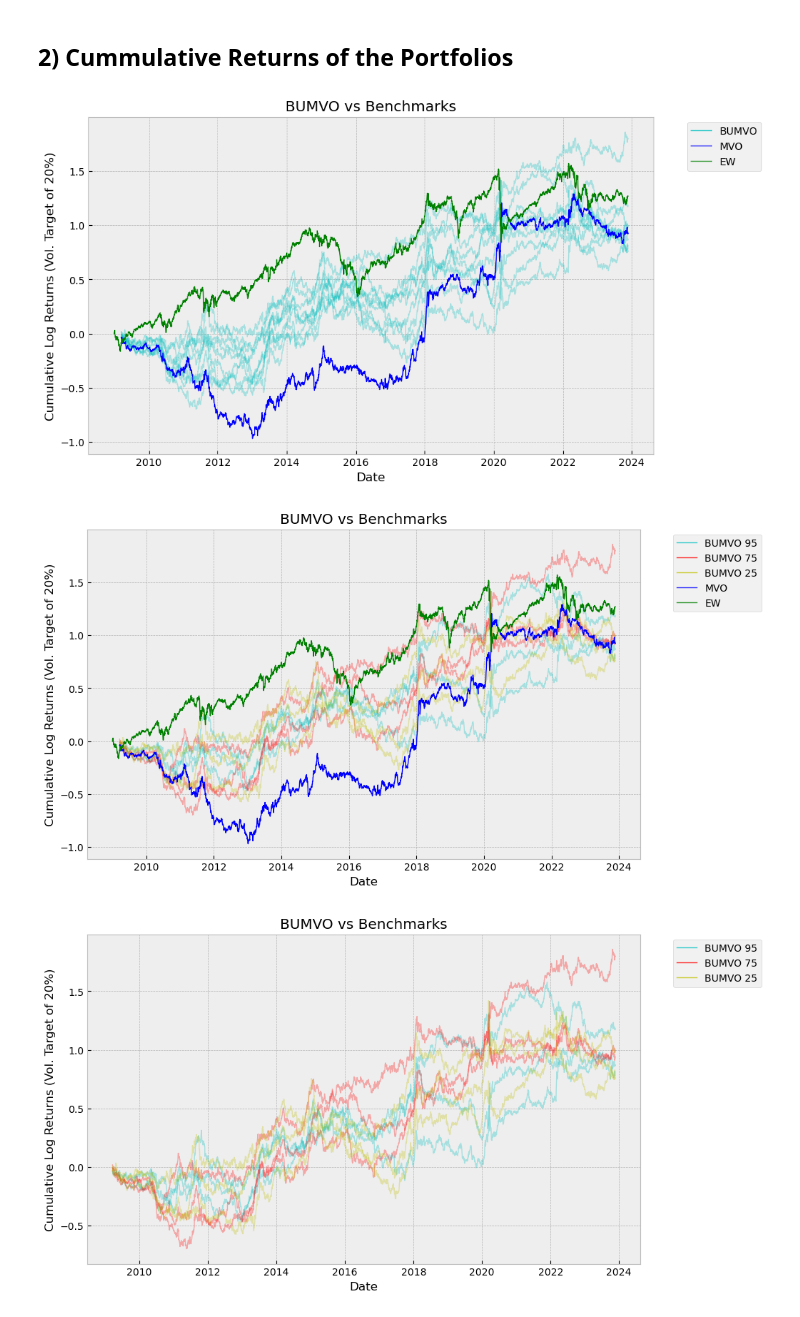
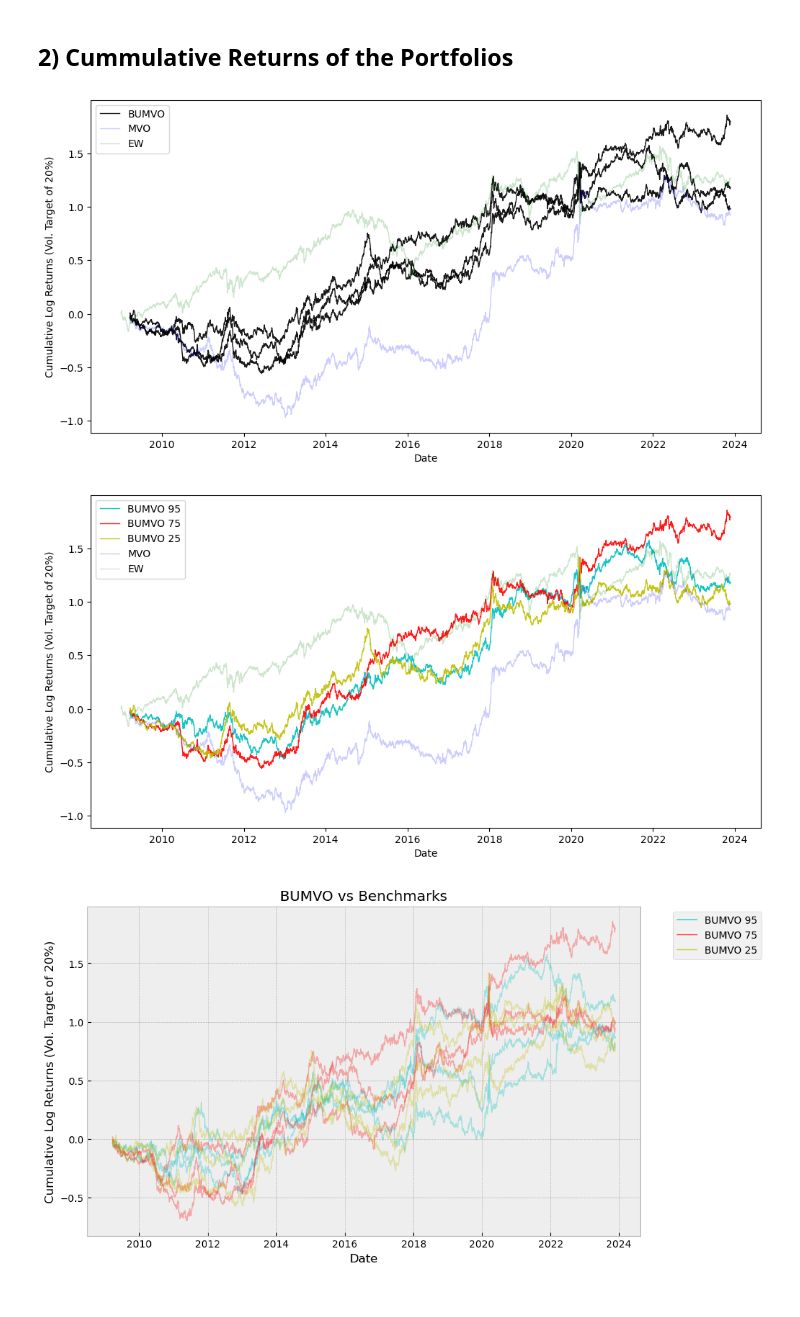
Before and after one commit to dcuoliveira/rpowbe, a Jupyter notebook: src/results_report_ls.ipynb, the cells around one changed output. Cells and saved outputs as stored; diff of their text form; code cells hidden in the pictures.

```diff
--- a/src/results_report_ls.ipynb
+++ b/src/results_report_ls.ipynb
@@ -15,7 +15,6 @@ from scipy import stats
 from utils.diagnostics import compute_summary_statistics
 from utils.dataset_utils import aggregate_results
 
-plt.style.use('bmh')
 plt.rcParams['lines.linewidth'] = 1
 # %%
 results_path = os.path.join(os.getcwd(), "results")
@@ -315,9 +314,9 @@ display(HTML(all_stats_df.sort_values("MaxDD", ascending=False).to_html()))
 # %%
 super_benchmarks = ['mvo_ls_mle_mle', 'ew_lo']
 selected_model_list = [
-   'bumvo_ls_nobb_nobb_95', 'bumvo_ls_cbb_cbb_95', 'bumvo_ls_sb_sb_95',
-   'bumvo_ls_nobb_nobb_75', 'bumvo_ls_cbb_cbb_75', 'bumvo_ls_sb_sb_75',
-   'bumvo_ls_nobb_nobb_25', 'bumvo_ls_cbb_cbb_25', 'bumvo_ls_sb_sb_25',
+   'bumvo_ls_nobb_nobb_95', # 'bumvo_ls_cbb_cbb_95', 'bumvo_ls_sb_sb_95',
+   'bumvo_ls_nobb_nobb_75', # 'bumvo_ls_cbb_cbb_75', 'bumvo_ls_sb_sb_75',
+   'bumvo_ls_nobb_nobb_25', # 'bumvo_ls_cbb_cbb_25', 'bumvo_ls_sb_sb_25',
 ]
 
 # Group models
@@ -329,48 +328,48 @@ colors = {
    'mvo_ls_mle_mle': 'blue',
    'ew_lo': 'green',
 }
 
-fig, ax = plt.subplots(figsize=(10, 6))
+fig, ax = plt.subplots(figsize=(12, 6))
 
 # Plot naive models in blue
 for model in treatment_models:
    portfolio_returns = all_summary_df.loc[all_summary_df["id"] == model].pivot_table(index="date", columns="id", values="pnl")
    portfolio_vol = (portfolio_returns.rolling(window=252).std() * np.sqrt(252)).shift(1)
    portfolio_returns_target = (portfolio_returns * (vol_target / portfolio_vol)).dropna()
    cum_pnl_df = portfolio_returns_target.loc["2009-01-01":].cumsum()
    cum_pnl_df.index = pd.to_datetime(cum_pnl_df.index)
 
-   plt.plot(cum_pnl_df.index, cum_pnl_df[model], color='c', alpha=0.3)
+   plt.plot(cum_pnl_df.index, cum_pnl_df[model], color='black', alpha=0.9)
 
 # Plot mvo models in red
 for model in super_benchmarks:
    portfolio_returns = all_summary_df.loc[all_summary_df["id"] == model].pivot_table(index="date", columns="id", values="pnl")
    portfolio_vol = (portfolio_returns.rolling(window=252).std() * np.sqrt(252)).shift(1)
    portfolio_returns_target = (portfolio_returns * (vol_target / portfolio_vol)).dropna()
    cum_pnl_df = portfolio_returns_target.loc["2009-01-01":].cumsum()
    cum_pnl_df.index = pd.to_datetime(cum_pnl_df.index)
 
-   plt.plot(cum_pnl_df.index, cum_pnl_df[model], color=colors[model])
+   plt.plot(cum_pnl_df.index, cum_pnl_df[model], color=colors[model], alpha=0.2)
 
 # Add representative lines for legend
-plt.plot([], [], color='c', label='BUMVO', alpha=0.8)
-plt.plot([], [], color='blue', label='MVO', alpha=0.8)
-plt.plot([], [], color='green', label='EW', alpha=0.8)
+plt.plot([], [], color='black', label='BUMVO', alpha=0.9)
+plt.plot([], [], color='blue', label='MVO', alpha=0.2)
+plt.plot([], [], color='green', label='EW', alpha=0.2)
 
-plt.title(f"BUMVO vs Benchmarks")
+# plt.title(f"BUMVO vs Benchmarks")
 plt.ylabel("Cumulative Log Returns (Vol. Target of 20%)")
 plt.xlabel("Date")
-plt.legend(bbox_to_anchor=(1.05, 1), loc='upper left')
+plt.legend( loc='upper left') # bbox_to_anchor=(1.05, 1))
 # plt.grid(True)
 plt.show()
 # %% [output]
-[figure, old version]
+[figure, new version]
 # %%
 super_benchmarks = ['mvo_ls_mle_mle', 'ew_lo']
 selected_model_list = [
-   'bumvo_ls_nobb_nobb_95', 'bumvo_ls_cbb_cbb_95', 'bumvo_ls_sb_sb_95',
-   'bumvo_ls_nobb_nobb_75', 'bumvo_ls_cbb_cbb_75', 'bumvo_ls_sb_sb_75',
-   'bumvo_ls_nobb_nobb_25', 'bumvo_ls_cbb_cbb_25', 'bumvo_ls_sb_sb_25',
+   'bumvo_ls_nobb_nobb_95', # 'bumvo_ls_cbb_cbb_95', 'bumvo_ls_sb_sb_95',
+   'bumvo_ls_nobb_nobb_75', # 'bumvo_ls_cbb_cbb_75', 'bumvo_ls_sb_sb_75',
+   'bumvo_ls_nobb_nobb_25', # 'bumvo_ls_cbb_cbb_25', 'bumvo_ls_sb_sb_25',
 ]
 
 # Group models
@@ -385,7 +384,7 @@ colors = {
    'ew_lo': 'green',
 }
 
-fig, ax = plt.subplots(figsize=(10, 6))
+fig, ax = plt.subplots(figsize=(12, 6))
 
 # Plot naive models in blue
 for model in p95_models:
@@ -395,7 +394,7 @@ for model in p95_models:
    cum_pnl_df = portfolio_returns_target.loc["2009-01-01":].cumsum()
    cum_pnl_df.index = pd.to_datetime(cum_pnl_df.index)
 
-   plt.plot(cum_pnl_df.index, cum_pnl_df[model], color='c', alpha=0.3)
+   plt.plot(cum_pnl_df.index, cum_pnl_df[model], color='c', alpha=0.9)
 
 # Plot naive models in blue
 for model in p75_models:
@@ -405,7 +404,7 @@ for model in p75_models:
    cum_pnl_df = portfolio_returns_target.loc["2009-01-01":].cumsum()
    cum_pnl_df.index = pd.to_datetime(cum_pnl_df.index)
 
-   plt.plot(cum_pnl_df.index, cum_pnl_df[model], color='r', alpha=0.3)
+   plt.plot(cum_pnl_df.index, cum_pnl_df[model], color='r', alpha=0.9)
 
 # Plot naive models in blue
 for model in p25_models:
@@ -415,7 +414,7 @@ for model in p25_models:
    cum_pnl_df = portfolio_returns_target.loc["2009-01-01":].cumsum()
    cum_pnl_df.index = pd.to_datetime(cum_pnl_df.index)
 
-   plt.plot(cum_pnl_df.index, cum_pnl_df[model], color='y', alpha=0.3)
+   plt.plot(cum_pnl_df.index, cum_pnl_df[model], color='y', alpha=0.9)
 
 # Plot mvo models in red
 for model in super_benchmarks:
@@ -425,23 +424,23 @@ for model in super_benchmarks:
    cum_pnl_df = portfolio_returns_target.loc["2009-01-01":].cumsum()
    cum_pnl_df.index = pd.to_datetime(cum_pnl_df.index)
 
-   plt.plot(cum_pnl_df.index, cum_pnl_df[model], color=colors[model])
+   plt.plot(cum_pnl_df.index, cum_pnl_df[model], color=colors[model], alpha=0.2)
 
 # Add representative lines for legend
-plt.plot([], [], color='c', label='BUMVO 95', alpha=0.8)
-plt.plot([], [], color='r', label='BUMVO 75', alpha=0.8)
-plt.plot([], [], color='y', label='BUMVO 25', alpha=0.8)
-plt.plot([], [], color='blue', label='MVO', alpha=0.8)
-plt.plot([], [], color='green', label='EW', alpha=0.8)
+plt.plot([], [], color='c', label='BUMVO 95', alpha=0.9)
+plt.plot([], [], color='r', label='BUMVO 75', alpha=0.9)
+plt.plot([], [], color='y', label='BUMVO 25', alpha=0.9)
+plt.plot([], [], color='blue', label='MVO', alpha=0.2)
+plt.plot([], [], color='green', label='EW', alpha=0.2)
 
-plt.title(f"BUMVO vs Benchmarks")
+# plt.title(f"BUMVO vs Benchmarks")
 plt.ylabel("Cumulative Log Returns (Vol. Target of 20%)")
 plt.xlabel("Date")
-plt.legend(bbox_to_anchor=(1.05, 1), loc='upper left')
+plt.legend(loc='upper left') # , bbox_to_anchor=(1.05, 1))
 # plt.grid(True)
 plt.show()
 # %% [output]
-[figure, old version]
+[figure, new version]
 # %%
 super_benchmarks = ['mvo_ls_mle_mle', 'ew_lo']
 selected_model_list = [
```
Also changed, not shown: 1 other file.
